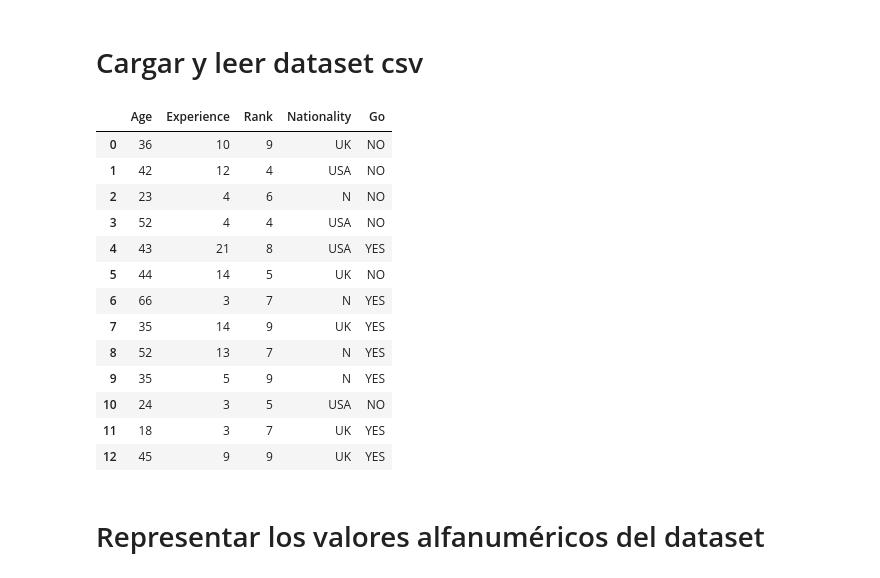
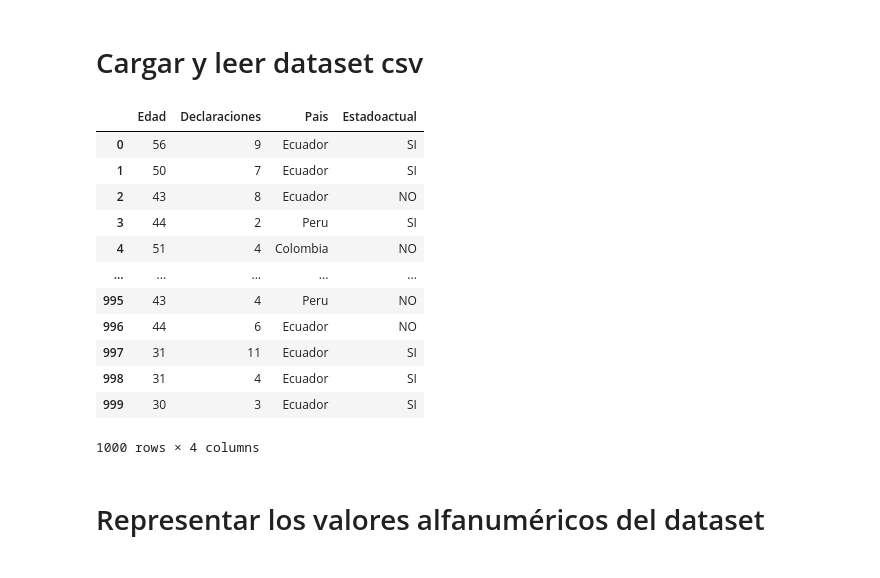
Before and after one commit to Dannyft99/LAB2, a Jupyter notebook: Lab Arboles decision.ipynb, the cells around one changed output. Saved outputs shown, nothing was run; the diff lists cells and outputs as text; code cells hidden in the pictures.

```diff
--- a/Lab Arboles decision.ipynb
+++ b/Lab Arboles decision.ipynb
@@ -12,23 +13,23 @@ from IPython.display import Image
 # %% [markdown]
 # Cargar y leer dataset csv
 # %%
-df = pandas.read_csv('shows.csv')
+"""Carga de dataset"""
+df = pandas.read_csv('DATOS.csv')
 df
 # %% [output]
-|  | Age | Experience | Rank | Nationality | Go |
-| 0 | 36 | 10 | 9 | UK | NO |
-| 1 | 42 | 12 | 4 | USA | NO |
-| 2 | 23 | 4 | 6 | N | NO |
-| 3 | 52 | 4 | 4 | USA | NO |
-| 4 | 43 | 21 | 8 | USA | YES |
-| 5 | 44 | 14 | 5 | UK | NO |
-| 6 | 66 | 3 | 7 | N | YES |
-| 7 | 35 | 14 | 9 | UK | YES |
-| 8 | 52 | 13 | 7 | N | YES |
-| 9 | 35 | 5 | 9 | N | YES |
-| 10 | 24 | 3 | 5 | USA | NO |
-| 11 | 18 | 3 | 7 | UK | YES |
-| 12 | 45 | 9 | 9 | UK | YES |
+|  | Edad | Declaraciones | Pais | Estadoactual |
+| 0 | 56 | 9 | Ecuador | SI |
+| 1 | 50 | 7 | Ecuador | SI |
+| 2 | 43 | 8 | Ecuador | NO |
+| 3 | 44 | 2 | Peru | SI |
+| 4 | 51 | 4 | Colombia | NO |
+| ... | ... | ... | ... | ... |
+| 995 | 43 | 4 | Peru | NO |
+| 996 | 44 | 6 | Ecuador | NO |
+| 997 | 31 | 11 | Ecuador | SI |
+| 998 | 31 | 4 | Ecuador | SI |
+| 999 | 30 | 3 | Ecuador | SI |
+1000 rows × 4 columns
 # %% [markdown]
 # Representar los valores alfanuméricos del dataset
 # %% [markdown]
```
Also changed, not shown: parts of 10 cells of this notebook, 1 other file.
